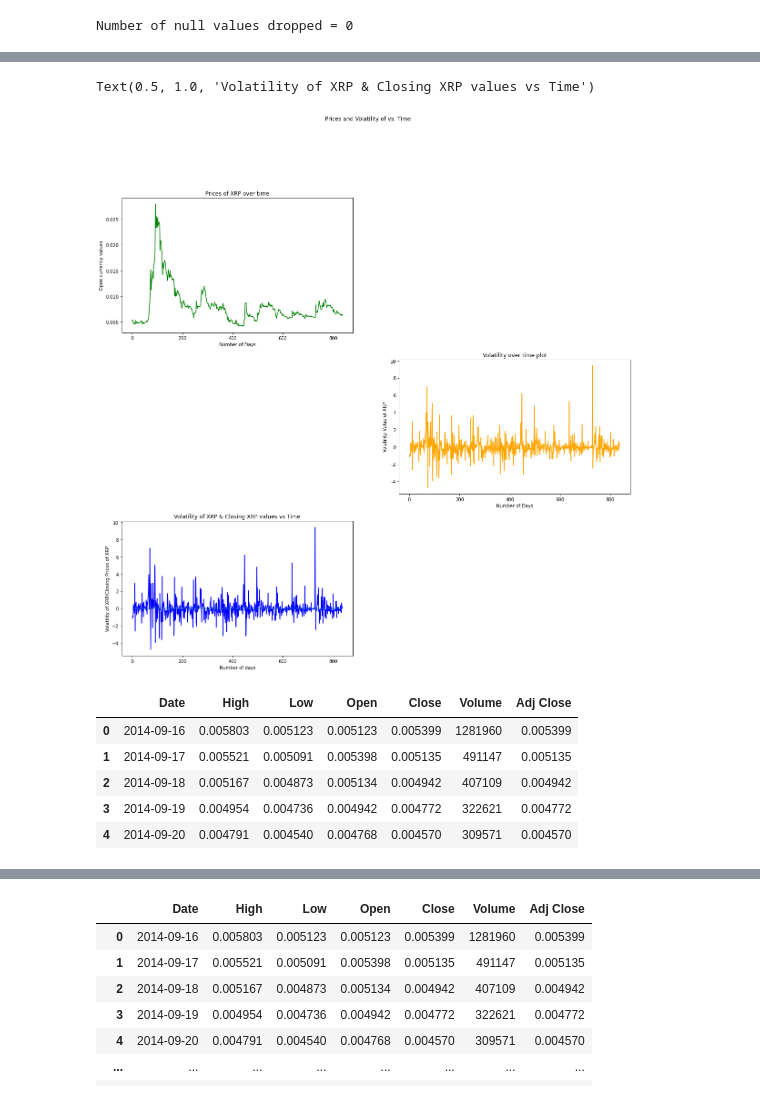
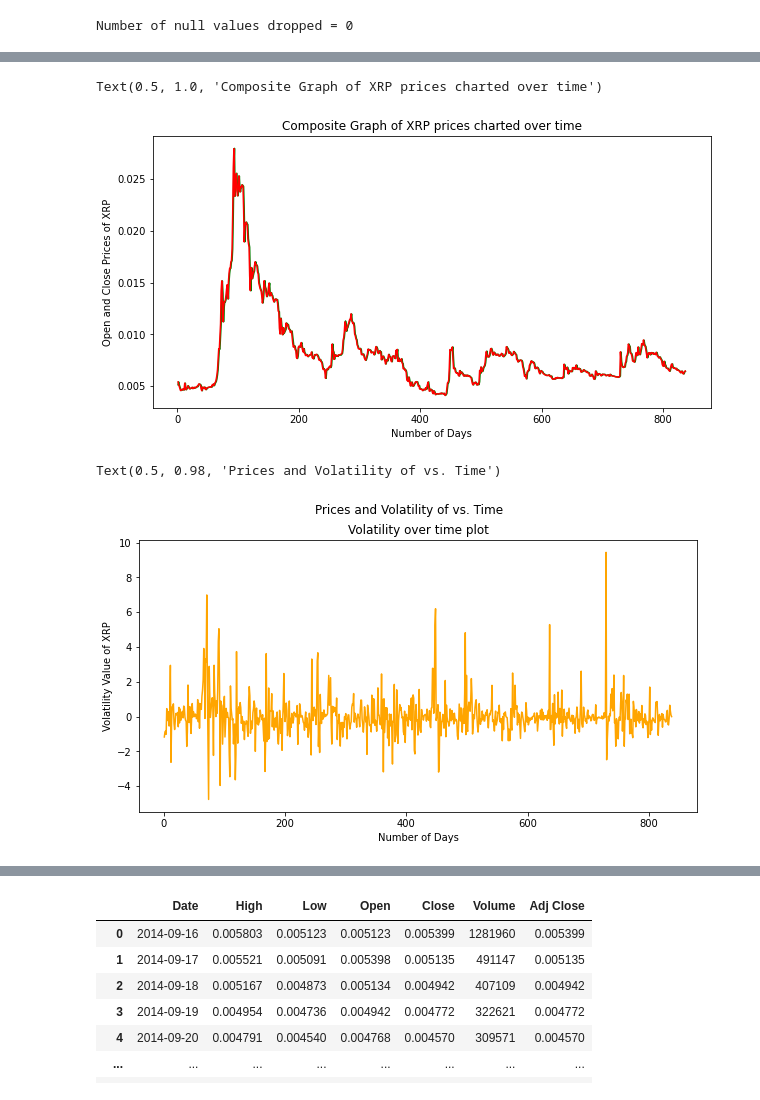
Before and after one commit to kim-minsun/Data-Science_Project, a Jupyter notebook: Data_Science_Project.ipynb, the cells around one changed output, grey strips where cells are left out. Saved outputs shown, nothing was run; the diff lists cells and outputs as text; code cells hidden in the pictures.

```diff
--- a/Data_Science_Project.ipynb
+++ b/Data_Science_Project.ipynb
@@ -141,40 +173,20 @@ for i in range(1,len(x1)):
+# %%
+plt.figure(figsize=(10,5))
+plt.plot(datesArr,x, color='green')
+plt.plot(datesArr,x1, color='red')
+plt.xlabel("Number of Days")
+plt.ylabel("Open and Close Prices of XRP")
+plt.title("Composite Graph of XRP prices charted over time")
+# %% [output]
+Text(0.5, 1.0, 'Composite Graph of XRP prices charted over time')
+[figure, added]
 # %%
-plt.figure(figsize=(20,25))
-plt.subplot(4,2,1)
-plt.plot(datesArr,x, color='green')
-plt.ylabel("Open currency values")
-plt.xlabel("Number of Days")
-plt.title("Prices of XRP over time")
-
-
-
-
-
-
-plt.subplot(4,2,4)
+plt.figure(figsize=(10,5))
 plt.plot(datesArr,annualVolatility, color='orange')
 plt.xlabel("Number of Days")
 plt.ylabel("Volatility Value of XRP")
 plt.title("Volatility over time plot")
 plt.suptitle("Prices and Volatility of vs. Time")
-
-plt.subplot(4,2,5)
-plt.plot(datesArr,annualVolatility, color='blue')
-plt.plot(datesArr,x1)
-plt.xlabel("Number of days")
-plt.ylabel("Volatility of XRP/Closing Prices of XRP")
-plt.title("Volatility of XRP & Closing XRP values vs Time")
 # %% [output]
-Text(0.5, 1.0, 'Volatility of XRP & Closing XRP values vs Time')
+Text(0.5, 0.98, 'Prices and Volatility of vs. Time')
-[figure, old version]
+[figure, new version]
-# %%
-dfXRP.dataframeName = 'XRP.csv'
-data = pd.read_csv("XRP.csv")
-data.head()
-# %% [output]
-|  | Date | High | Low | Open | Close | Volume | Adj Close |
-| 0 | 2014-09-16 | 0.005803 | 0.005123 | 0.005123 | 0.005399 | 1281960 | 0.005399 |
-| 1 | 2014-09-17 | 0.005521 | 0.005091 | 0.005398 | 0.005135 | 491147 | 0.005135 |
-| 2 | 2014-09-18 | 0.005167 | 0.004873 | 0.005134 | 0.004942 | 407109 | 0.004942 |
-| 3 | 2014-09-19 | 0.004954 | 0.004736 | 0.004942 | 0.004772 | 322621 | 0.004772 |
-| 4 | 2014-09-20 | 0.004791 | 0.004540 | 0.004768 | 0.004570 | 309571 | 0.004570 |
```
Also changed, not shown: parts of 13 cells of this notebook.
